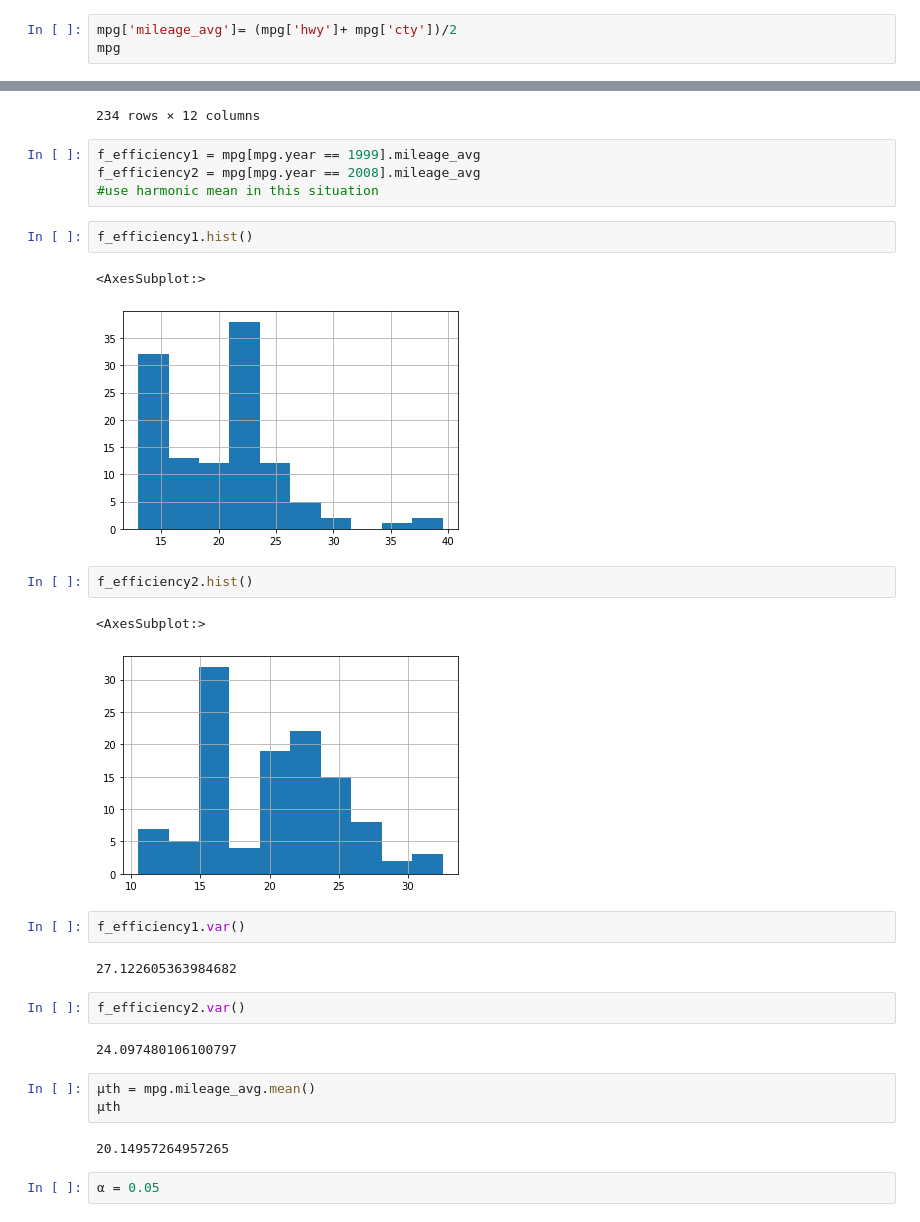
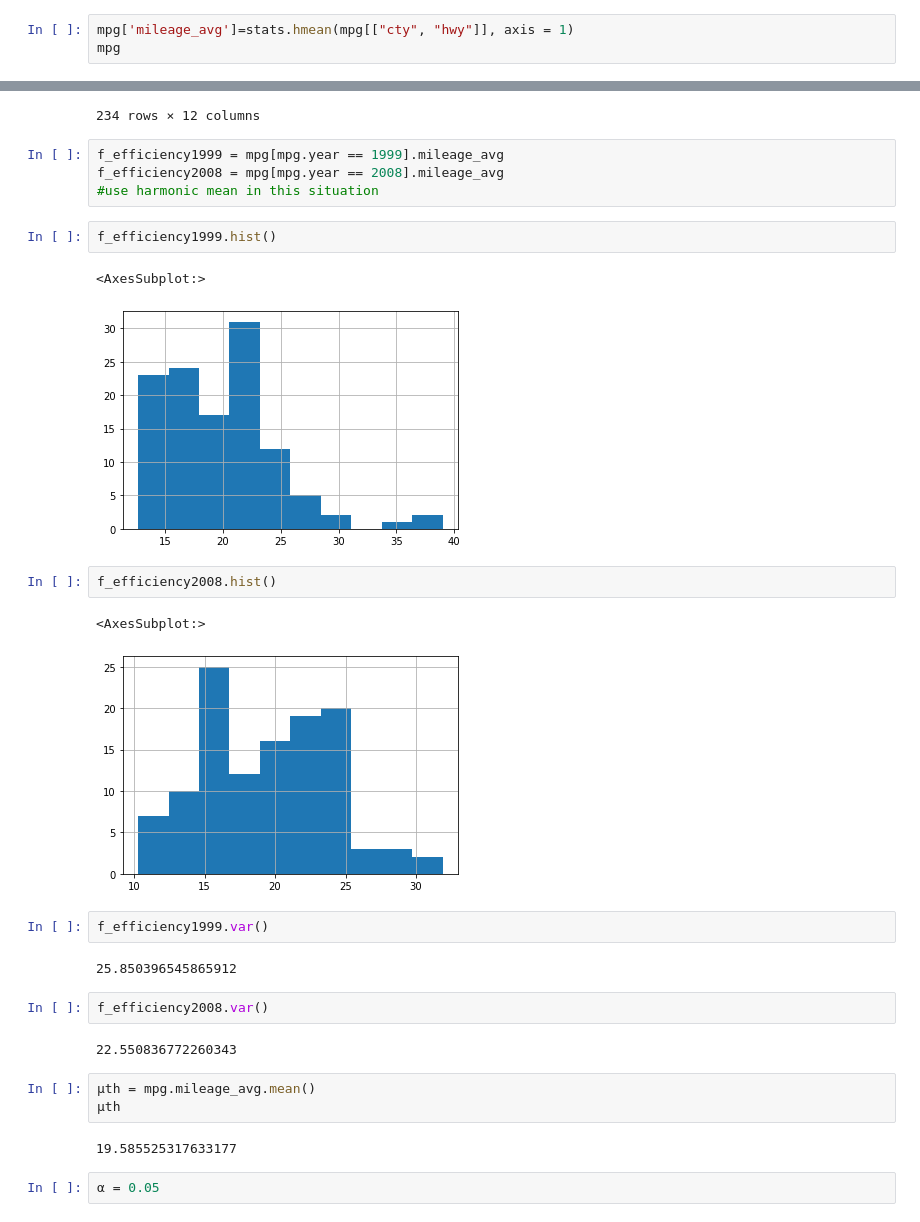
Before and after one commit to lincolnmuriithi11/statistics-exercises, a Jupyter notebook: hypothesis_testing.ipynb, the cells around one changed output, grey strips where cells are left out. Drawn from its saved outputs; the diff is of its cells as text.

```diff
--- a/hypothesis_testing.ipynb
+++ b/hypothesis_testing.ipynb
@@ -129,7 +193,7 @@ memory usage: 21.9+ KB
 # %% [markdown]
 Is there a difference in fuel-efficiency in cars from 2008 vs 1999?
 # %%
-mpg['mileage_avg']= (mpg['hwy']+ mpg['cty'])/2
+mpg['mileage_avg']=stats.hmean(mpg[["cty", "hwy"]], axis = 1)
 mpg
 # %% [output]
 |  | manufacturer | model | displ | year | cyl | trans | drv | cty | hwy | fl | ... |
@@ -146,32 +210,32 @@ mpg
 | 234 | volkswagen | passat | 3.6 | 2008 | 6 | auto(s6) | f | 17 | 26 | p | ... |
 234 rows × 12 columns
 # %%
-f_efficiency1 = mpg[mpg.year == 1999].mileage_avg
-f_efficiency2 = mpg[mpg.year == 2008].mileage_avg
+f_efficiency1999 = mpg[mpg.year == 1999].mileage_avg
+f_efficiency2008 = mpg[mpg.year == 2008].mileage_avg
 #use harmonic mean in this situation
 # %%
-f_efficiency1.hist()
+f_efficiency1999.hist()
 # %% [output]
 <AxesSubplot:>
-[figure, old version]
+[figure, new version]
 # %%
-f_efficiency2.hist()
+f_efficiency2008.hist()
 # %% [output]
 <AxesSubplot:>
-[figure, old version]
+[figure, new version]
 # %%
-f_efficiency1.var()
+f_efficiency1999.var()
 # %% [output]
-27.122605363984682
+25.850396545865912
 # %%
-f_efficiency2.var()
+f_efficiency2008.var()
 # %% [output]
-24.097480106100797
+22.550836772260343
 # %%
 μth = mpg.mileage_avg.mean()
 μth
 # %% [output]
-20.14957264957265
+19.585525317633177
 # %%
 α = 0.05
 # %%
```
Also changed, not shown: parts of 79 cells of this notebook.
